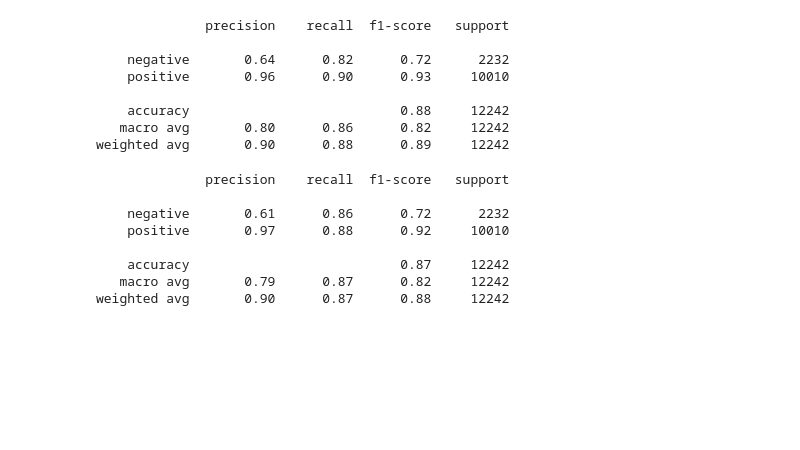
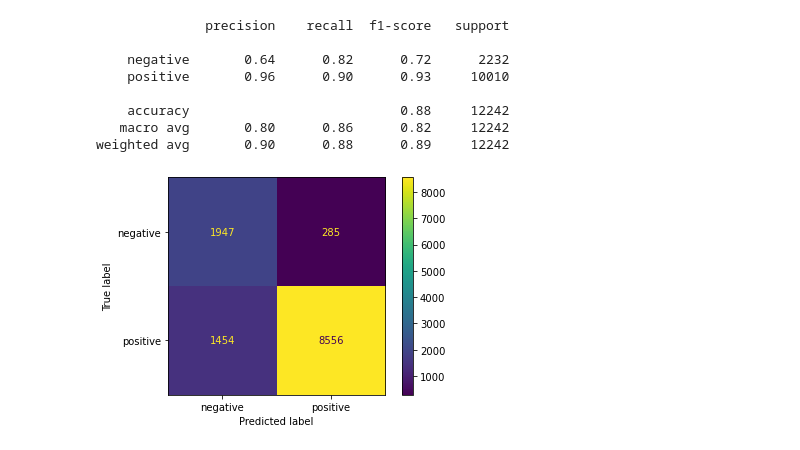
Before and after one commit to ddcots24/Hello-Fresh, a Jupyter notebook: Hello Fresh Review Analysis.ipynb, the cells around one changed output. Cells and saved outputs as stored; diff of their text form; code cells hidden in the pictures; blank space fills up the shorter version.

```diff
--- a/Hello Fresh Review Analysis.ipynb
+++ b/Hello Fresh Review Analysis.ipynb
@@ -649,15 +710,9 @@ print(classification_report(y_test, xgb_y_pred))
     accuracy                           0.88     12242
    macro avg       0.80      0.86      0.82     12242
 weighted avg       0.90      0.88      0.89     12242
-# %%
-fsm_y_pred = fsmodel.predict(X_test)
-print(classification_report(y_test, fsm_y_pred))
-# %% [output]
-              precision    recall  f1-score   support
-
-    negative       0.61      0.86      0.72      2232
-    positive       0.97      0.88      0.92     10010
-
-    accuracy                           0.87     12242
-   macro avg       0.79      0.87      0.82     12242
-weighted avg       0.90      0.87      0.88     12242
+# %%
+# Confusion matrix
+plot_confusion_matrix(xgbmodel, X_test,
+                      y_test);
+# %% [output]
+[figure, added]
```
Also changed, not shown: parts of 65 cells of this notebook, 1 other file.
